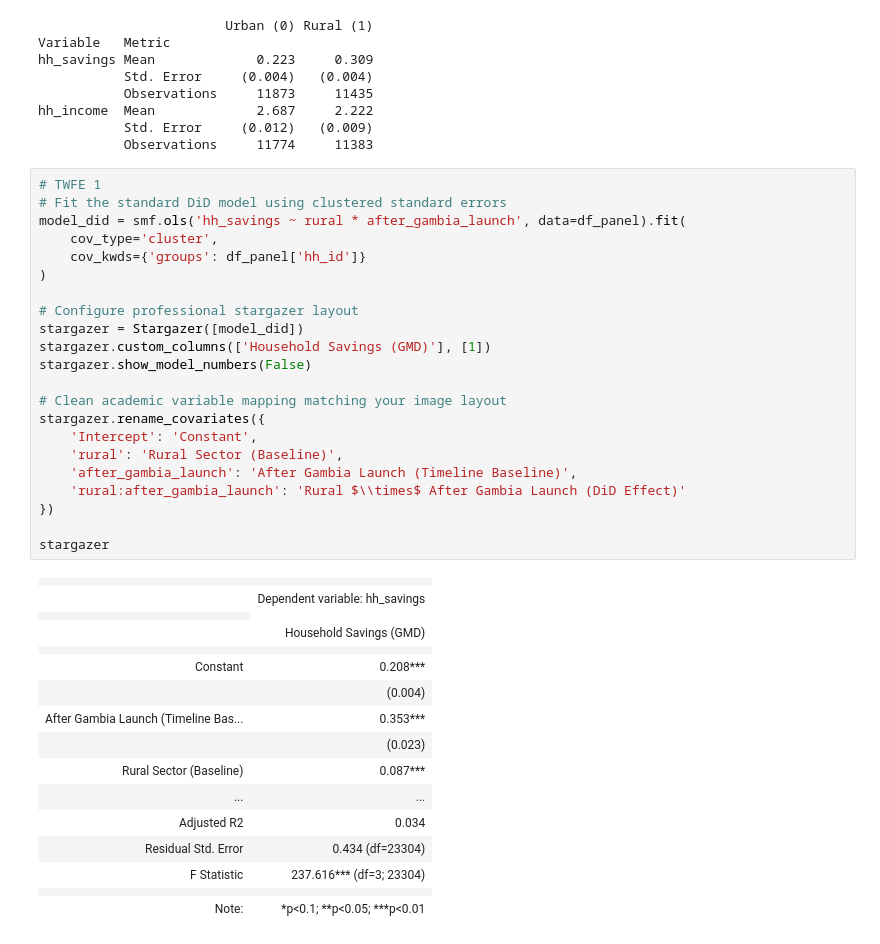
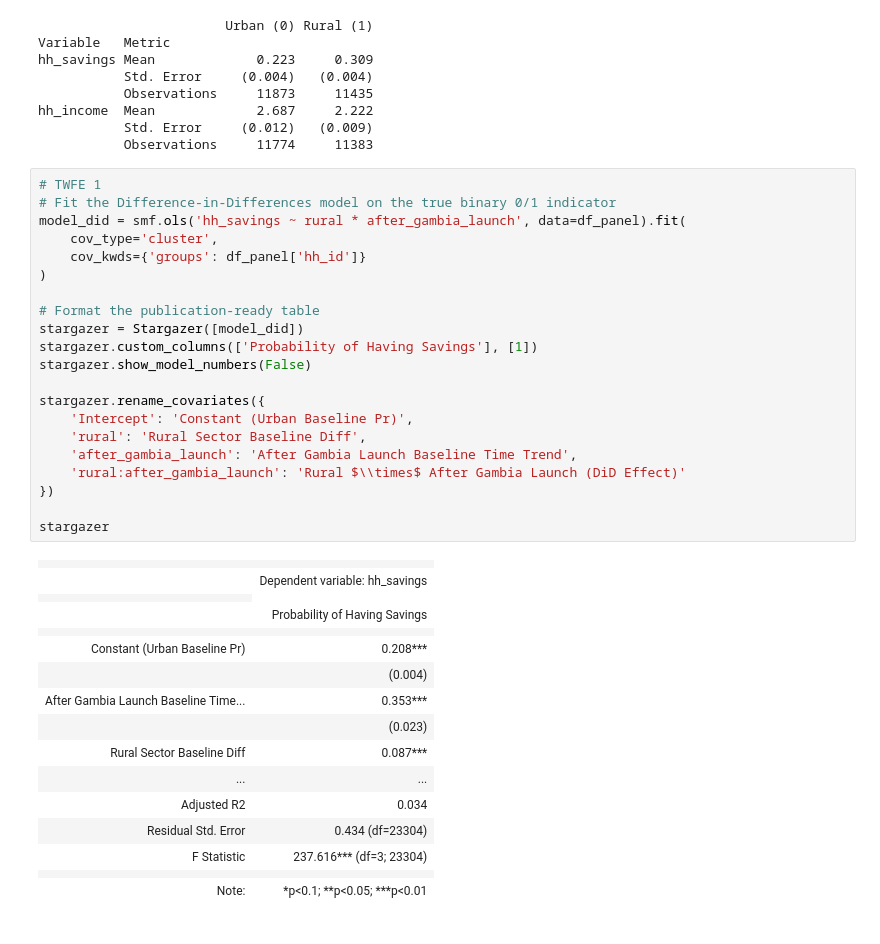
Before and after one commit to riley-wangdaiwei/GG, a Jupyter notebook: output/did_analysis.ipynb, the cells around one changed output. Saved outputs shown, nothing was run; the diff lists cells and outputs as text.

```diff
--- a/output/did_analysis.ipynb
+++ b/output/did_analysis.ipynb
@@ -105,37 +114,36 @@ hh_income  Mean             2.687     2.222
            Observations     11774     11383
 # %%
 # TWFE 1
-# Fit the standard DiD model using clustered standard errors
+# Fit the Difference-in-Differences model on the true binary 0/1 indicator
 model_did = smf.ols('hh_savings ~ rural * after_gambia_launch', data=df_panel).fit(
     cov_type='cluster',
     cov_kwds={'groups': df_panel['hh_id']}
 )
 
-# Configure professional stargazer layout
+# Format the publication-ready table
 stargazer = Stargazer([model_did])
-stargazer.custom_columns(['Household Savings (GMD)'], [1])
+stargazer.custom_columns(['Probability of Having Savings'], [1])
 stargazer.show_model_numbers(False)
 
-# Clean academic variable mapping matching your image layout
 stargazer.rename_covariates({
-    'Intercept': 'Constant',
-    'rural': 'Rural Sector (Baseline)',
-    'after_gambia_launch': 'After Gambia Launch (Timeline Baseline)',
+    'Intercept': 'Constant (Urban Baseline Pr)',
+    'rural': 'Rural Sector Baseline Diff',
+    'after_gambia_launch': 'After Gambia Launch Baseline Time Trend',
     'rural:after_gambia_launch': 'Rural $\\times$ After Gambia Launch (DiD Effect)'
 })
 
 stargazer
 # %% [output]
 |  |  |
 |  | Dependent variable: hh_savings |
 |  |
-|  | Household Savings (GMD) |
+|  | Probability of Having Savings |
 |  |  |
-| Constant | 0.208*** |
+| Constant (Urban Baseline Pr) | 0.208*** |
 |  | (0.004) |
-| After Gambia Launch (Timeline Bas... | 0.353*** |
+| After Gambia Launch Baseline Time... | 0.353*** |
 |  | (0.023) |
-| Rural Sector (Baseline) | 0.087*** |
+| Rural Sector Baseline Diff | 0.087*** |
 | ... | ... |
 | Adjusted R2 | 0.034 |
 | Residual Std. Error | 0.434 (df=23304) |
```
Also changed, not shown: parts of 1 cell of this notebook.
